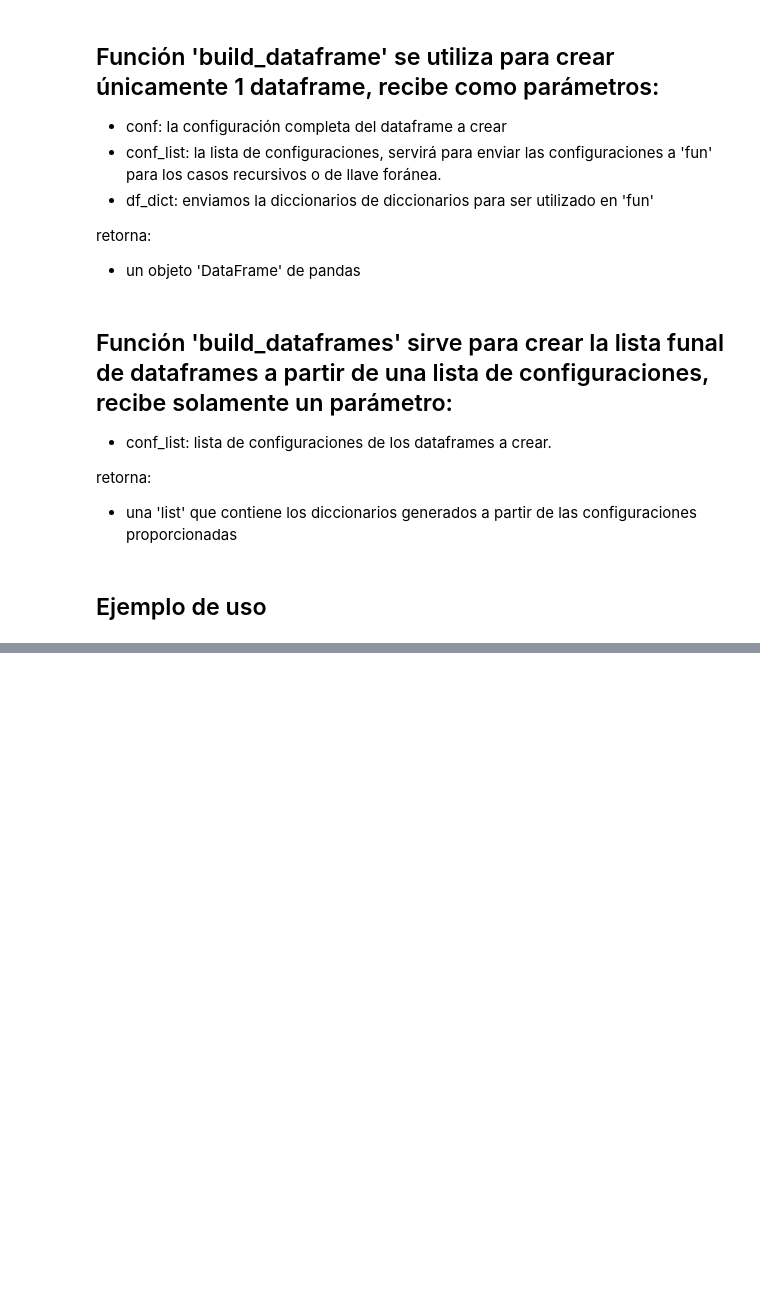
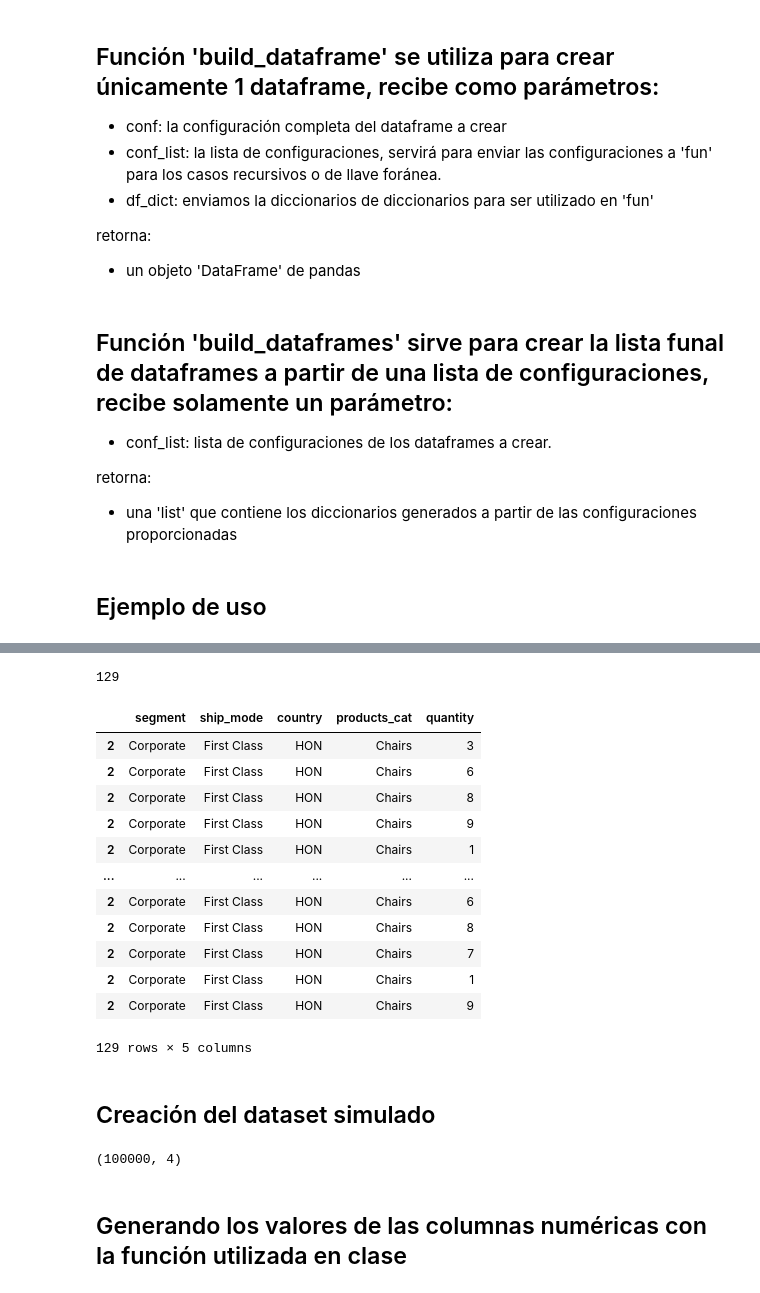
Before and after one commit to jicastilloh/proyecto1_SimuladorDatasets, a Jupyter notebook: proyecto1_SimuladorDatasets.ipynb, the cells around one changed output, grey strips where cells are left out. Saved outputs shown, nothing was run; the diff lists cells and outputs as text; code cells hidden in the pictures; blank space fills up the shorter version.

```diff
--- a/proyecto1_SimuladorDatasets.ipynb
+++ b/proyecto1_SimuladorDatasets.ipynb
@@ -258,0 +423,30 @@ dataframe_list
+# %%
+data = generate_truncated_normal_data(
+    quantityStats["min"][0]
+    , quantityStats["max"][0]
+    , quantityStats["mean"][0]
+    , quantityStats["std"][0]
+    , OneAreaSubarea.shape[0]
+)
+
+data
+# %% [output]
+129
+# %%
+OneAreaSubarea['quantity'] = data
+
+OneAreaSubarea
+# %% [output]
+|  | segment | ship_mode | country | products_cat | quantity |
+| 2 | Corporate | First Class | HON | Chairs | 3 |
+| 2 | Corporate | First Class | HON | Chairs | 6 |
+| 2 | Corporate | First Class | HON | Chairs | 8 |
+| 2 | Corporate | First Class | HON | Chairs | 9 |
+| 2 | Corporate | First Class | HON | Chairs | 1 |
+| ... | ... | ... | ... | ... | ... |
+| 2 | Corporate | First Class | HON | Chairs | 6 |
+| 2 | Corporate | First Class | HON | Chairs | 8 |
+| 2 | Corporate | First Class | HON | Chairs | 7 |
+| 2 | Corporate | First Class | HON | Chairs | 1 |
+| 2 | Corporate | First Class | HON | Chairs | 9 |
+129 rows × 5 columns
@@ -258,0 +459,2 @@ dataframe_list
+# %% [markdown]
+## Creación del dataset simulado
@@ -258,0 +493,11 @@ dataframe_list
+# %%
+category_cols = ['segment', 'ship_mode', 'country', 'products_cat']
+size = 100000
+
+final_simulation = get_categorical_dataset_simulated(simulation_extended, cetegory_cols, size)
+
+final_simulation.shape
+# %% [output]
+(100000, 4)
+# %% [markdown]
+## Generando los valores de las columnas numéricas con la función utilizada en clase
```
Also changed, not shown: parts of 25 cells of this notebook, 1 other file.
